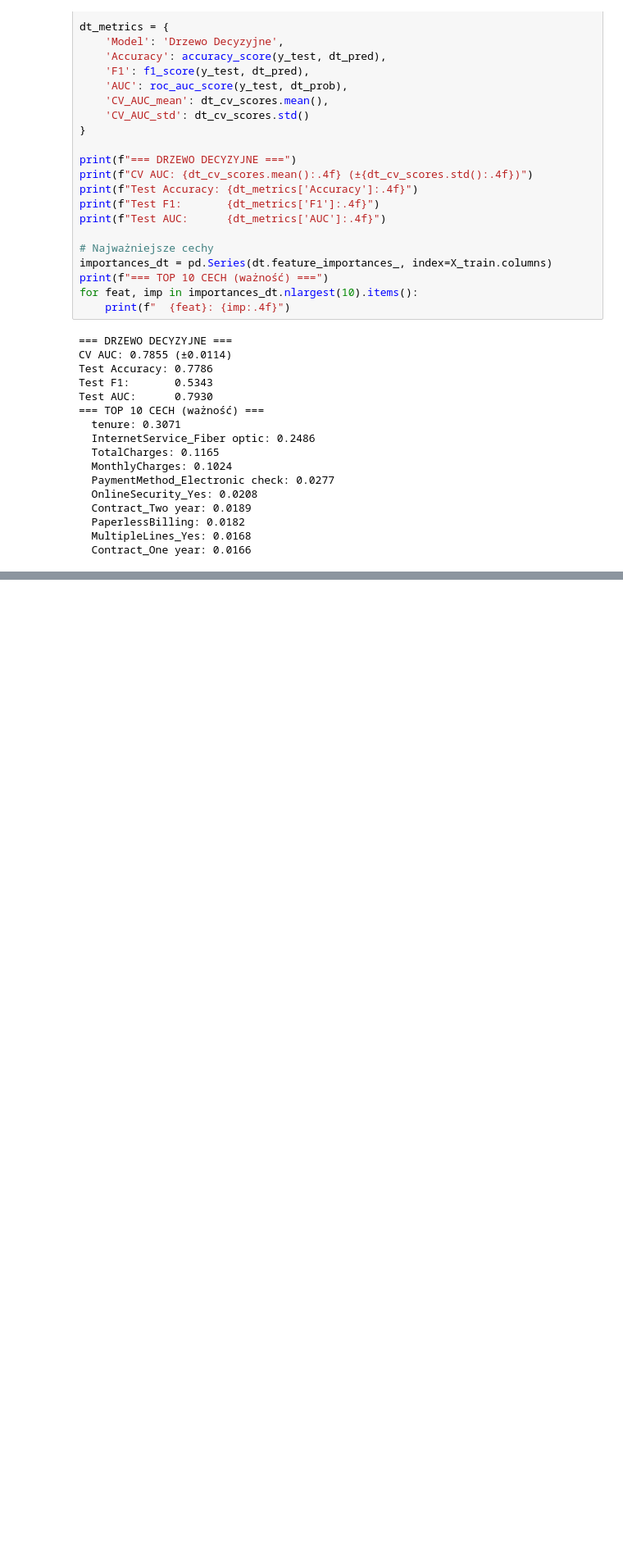
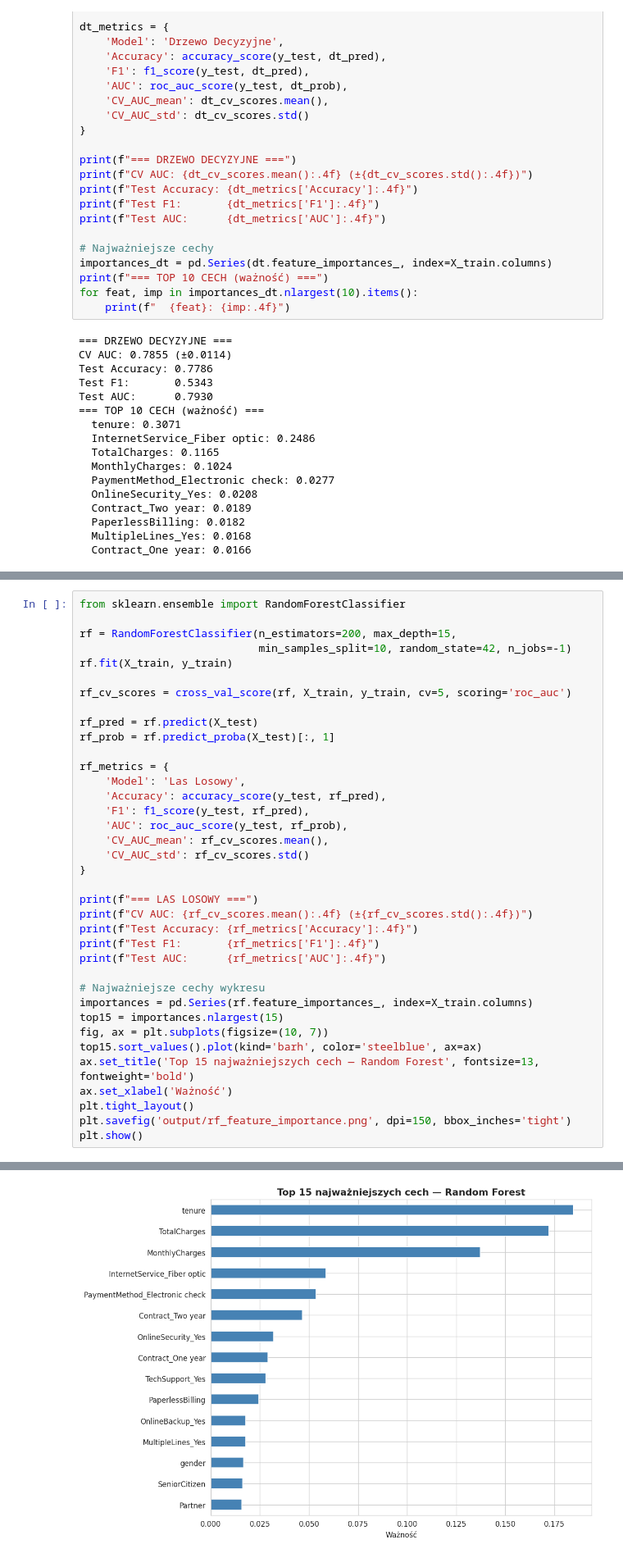
Before and after one commit to fmich7/nba-cluster-analysis, a Jupyter notebook: projekt2/telco_churn_analysis_updated.ipynb, the cells around one changed output, grey strips where cells are left out. Shown at 82% size. Drawn from its saved outputs; the diff is of its cells as text; blank space fills up the shorter version.

```diff
--- a/projekt2/telco_churn_analysis_updated.ipynb
+++ b/projekt2/telco_churn_analysis_updated.ipynb
@@ -565,0 +572,38 @@ plt.show()
+# %%
+from sklearn.ensemble import RandomForestClassifier
+
+rf = RandomForestClassifier(n_estimators=200, max_depth=15,
+                            min_samples_split=10, random_state=42, n_jobs=-1)
+rf.fit(X_train, y_train)
+
+rf_cv_scores = cross_val_score(rf, X_train, y_train, cv=5, scoring='roc_auc')
+
+rf_pred = rf.predict(X_test)
+rf_prob = rf.predict_proba(X_test)[:, 1]
+
+rf_metrics = {
+    'Model': 'Las Losowy',
+    'Accuracy': accuracy_score(y_test, rf_pred),
+    'F1': f1_score(y_test, rf_pred),
+    'AUC': roc_auc_score(y_test, rf_prob),
+    'CV_AUC_mean': rf_cv_scores.mean(),
+    'CV_AUC_std': rf_cv_scores.std()
+}
+
+print(f"=== LAS LOSOWY ===")
+print(f"CV AUC: {rf_cv_scores.mean():.4f} (±{rf_cv_scores.std():.4f})")
+print(f"Test Accuracy: {rf_metrics['Accuracy']:.4f}")
+print(f"Test F1:       {rf_metrics['F1']:.4f}")
+print(f"Test AUC:      {rf_metrics['AUC']:.4f}")
+
+# Najważniejsze cechy wykresu
+importances = pd.Series(rf.feature_importances_, index=X_train.columns)
+top15 = importances.nlargest(15)
+fig, ax = plt.subplots(figsize=(10, 7))
+top15.sort_values().plot(kind='barh', color='steelblue', ax=ax)
+ax.set_title('Top 15 najważniejszych cech — Random Forest', fontsize=13, fontweight='bold')
+ax.set_xlabel('Ważność')
+plt.tight_layout()
+plt.savefig('output/rf_feature_importance.png', dpi=150, bbox_inches='tight')
+plt.show()
+# %% [output]
@@ -565,0 +615 @@ plt.show()
+[figure, added]
```
Also changed, not shown: parts of 24 cells of this notebook, 6 other files.
